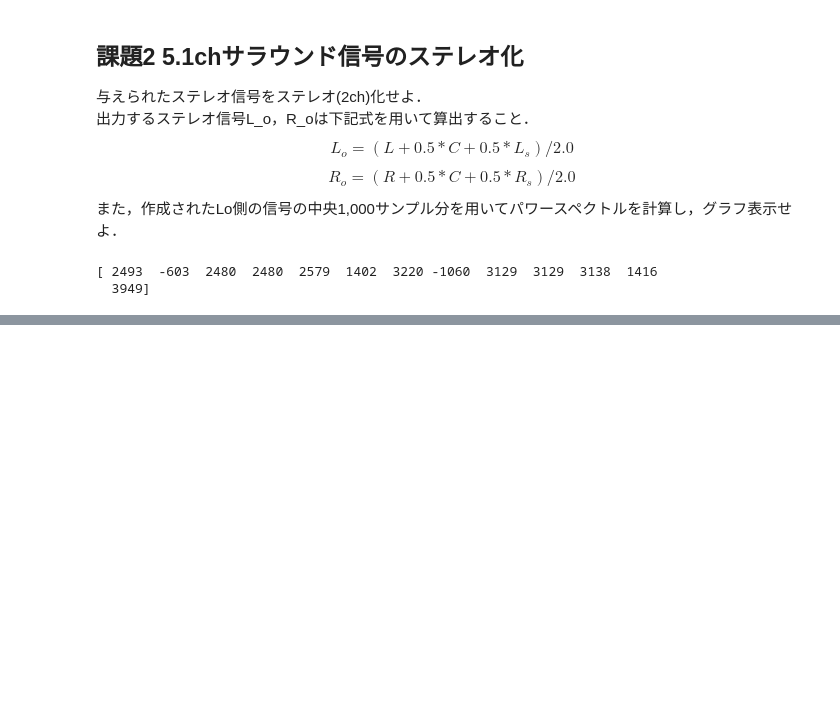
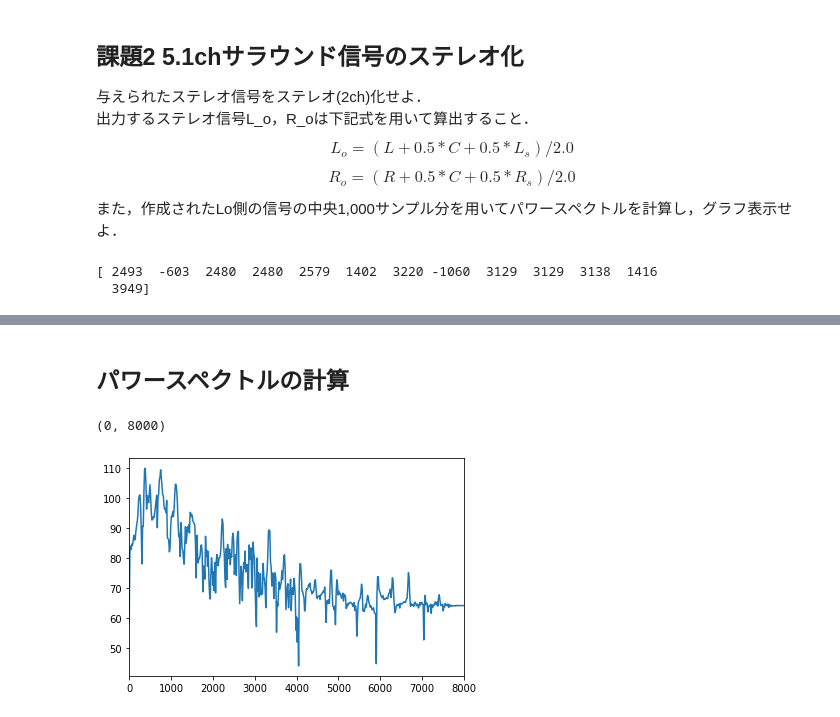
Before and after one commit to kargenk/sound_processing, a Jupyter notebook: stereo_sound.ipynb, the cells around one changed output, grey strips where cells are left out. Saved outputs shown, nothing was run; the diff lists cells and outputs as text; code cells hidden in the pictures; blank space fills up the shorter version.

Commit message:
[add] Discrete Fourier Transform and plot

```diff
--- a/stereo_sound.ipynb
+++ b/stereo_sound.ipynb
@@ -91,3 +91,47 @@ IPython.display.Audio(data=y_cut, rate=sr)  # 該当箇所の音
 # %% [output]
 [figure]
 [interactive output not drawn]
+# %% [markdown]
+## パワースペクトルの計算
+# %%
+def dft (start, x, N):
+    """
+    xのstartサンプル目からのNサンプルを周期波形とみなしたDFT値を返す
+
+    Parameters
+    ----------
+    start : int
+        処理の開始位置
+    x : array
+        入力信号
+    N : int
+        DFTを行う点数
+
+    returns
+    ----------
+    X : array
+        DFTの結果
+    """
+
+    X = [0.0] * N
+    for k in range(N):
+        for n in range(N):
+            real = np.cos(2 * np.pi * k * n / N)
+            imag = - np.sin(2 * np.pi * k * n / N)
+            X[k] += x[start + n] * complex(real, imag)
+    return X
+# %%
+F = dft(0, L_o, 1000)      # 高速フーリエ変換(FFT)
+amp = np.abs(F)            # 振幅スペクトル
+power = amp ** 2           # パワースペクトル(振幅スペクトルの二乗)
+db = 10 * np.log10(power)  # 利得
+
+hz = []
+for i, _ in enumerate(F):
+    hz.append(16000 * (i / 1000))  # 周波数(Hz)
+# %%
+plt.plot(hz, db)
+plt.xlim(0, 8000)
+# %% [output]
+(0, 8000)
+[figure, added]
```
